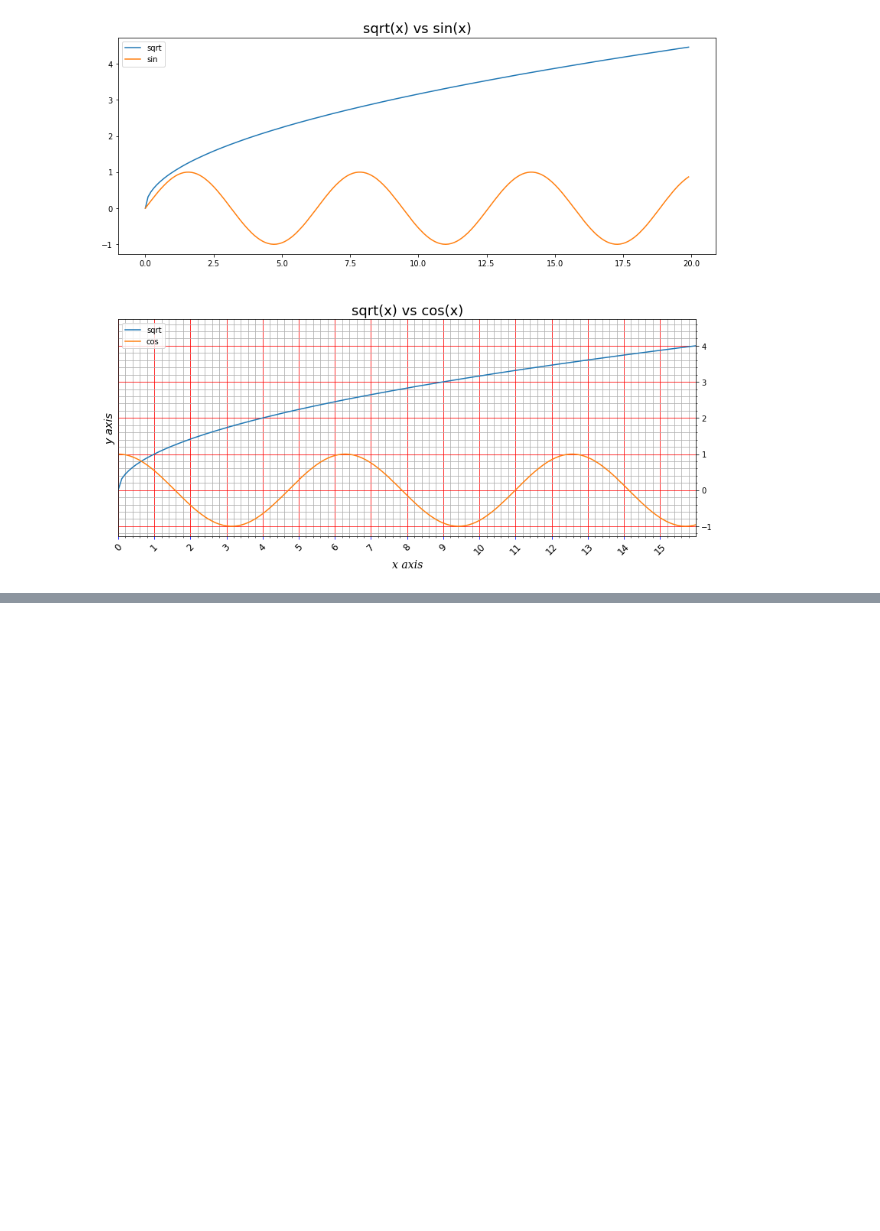
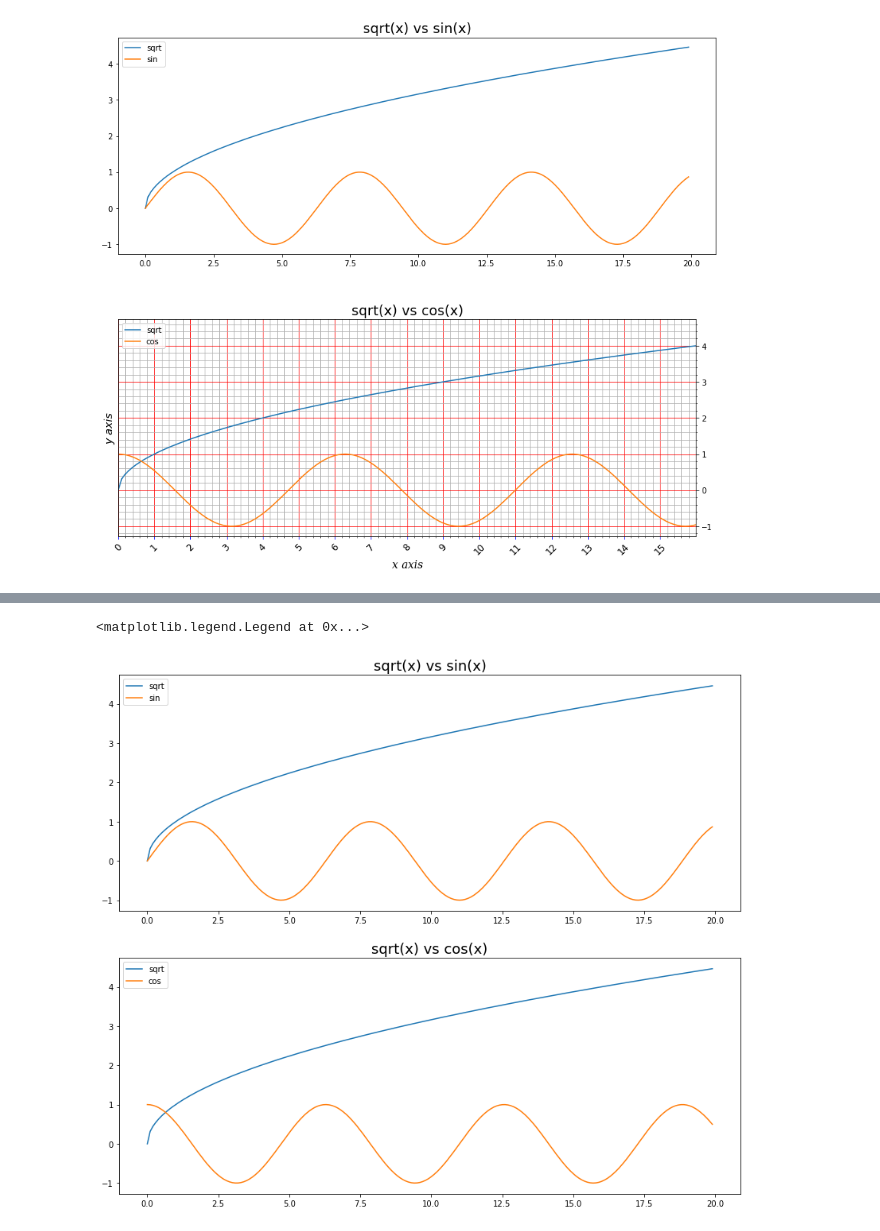
Before and after one commit to QuenLi/AI, a Jupyter notebook: matplotlib.ipynb, the cells around one changed output, grey strips where cells are left out. Drawn from its saved outputs; the diff is of its cells as text; code cells hidden in the pictures; blank space fills up the shorter version.

```diff
--- a/matplotlib.ipynb
+++ b/matplotlib.ipynb
@@ -124,0 +204,23 @@ plt.show()
+# %%
+x = np.arange(0, 20, 0.1)
+y1 = x**0.5
+y2 = np.sin(x)
+y3 = np.cos(x)
+# %%
+fig, axes = plt.subplots(2, 1, figsize=(14, 12))
+# 以下不會調用 plt，因為這個庫太大了
+axes[0].plot(x, y1, label="sqrt") # axes[0]表示第一張圖
+axes[0].plot(x, y2, label="sin")
+
+axes[0].set_title('sqrt(x) vs sin(x)', fontsize=18)
+axes[0].legend()
+
+# axes[1] 表示第二張圖
+axes[1].plot(x, y1, label="sqrt")
+axes[1].plot(x, y3, label="cos")
+
+axes[1].set_title('sqrt(x) vs cos(x)', fontsize=18)
+axes[1].legend()
+# %% [output]
+<matplotlib.legend.Legend at 0x...>
+[figure, added]
```
Also changed, not shown: parts of 12 cells of this notebook, 4 other files.
